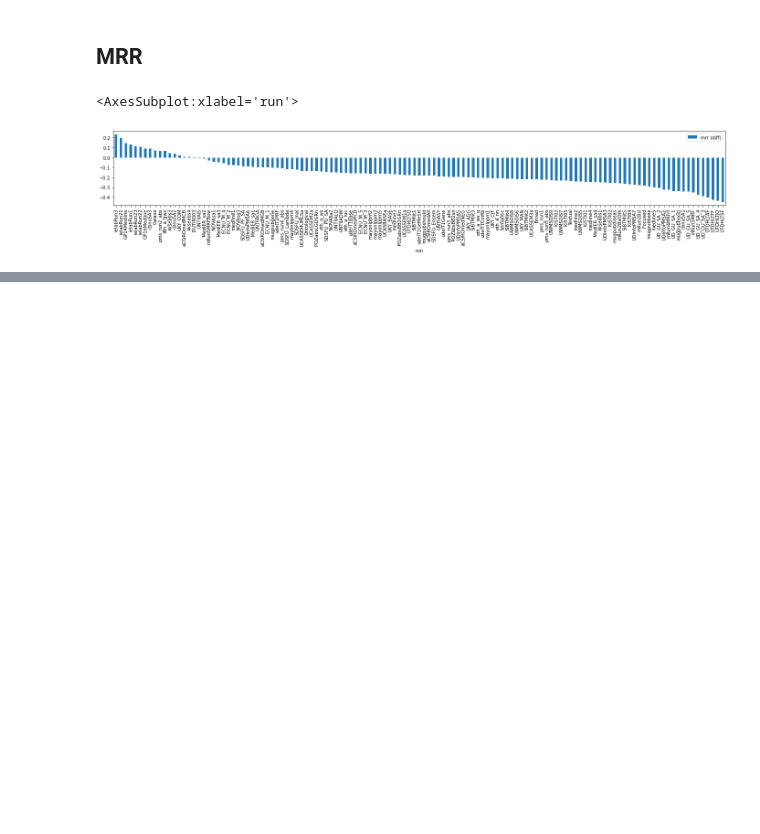
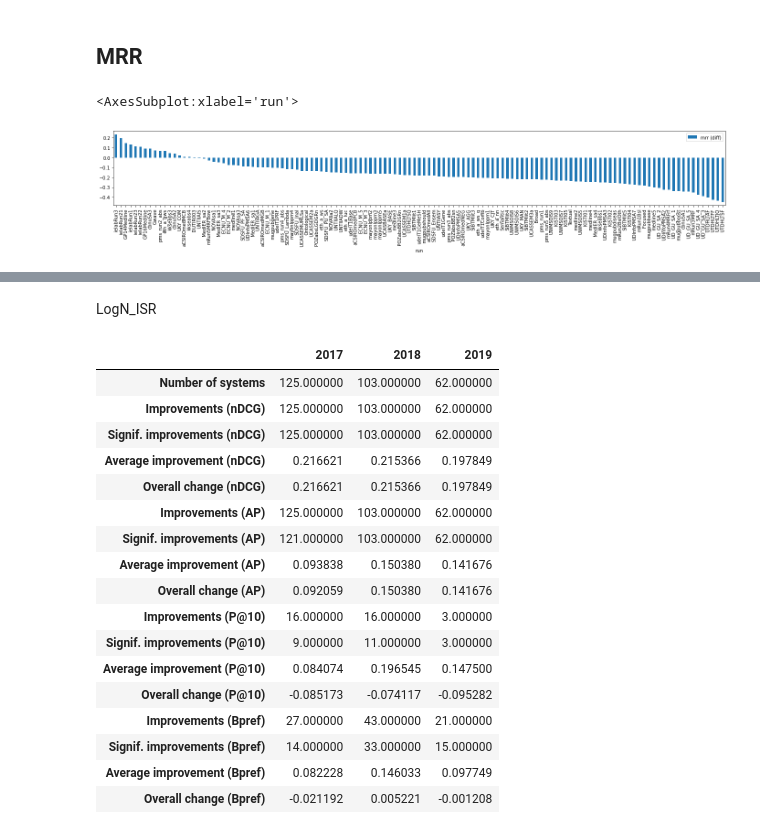
Before and after one commit to irgroup/jcdl2023-data-fusion, a Jupyter notebook: fuse.ipynb, the cells around one changed output, grey strips where cells are left out. Cells and saved outputs as stored; diff of their text form; code cells hidden in the pictures; blank space fills up the shorter version.

```diff
--- a/fuse.ipynb
+++ b/fuse.ipynb
@@ -737,0 +838,23 @@ df.sort_values(by=['mrr (diff)'], ascending=False).plot.bar(x='run', y='mrr (dif
+# %% [markdown]
+LogN_ISR
+# %%
+general_stats('logn_isr')
+# %% [output]
+|  | 2017 | 2018 | 2019 |
+| Number of systems | 125.000000 | 103.000000 | 62.000000 |
+| Improvements (nDCG) | 125.000000 | 103.000000 | 62.000000 |
+| Signif. improvements (nDCG) | 125.000000 | 103.000000 | 62.000000 |
+| Average improvement (nDCG) | 0.216621 | 0.215366 | 0.197849 |
+| Overall change (nDCG) | 0.216621 | 0.215366 | 0.197849 |
+| Improvements (AP) | 125.000000 | 103.000000 | 62.000000 |
+| Signif. improvements (AP) | 121.000000 | 103.000000 | 62.000000 |
+| Average improvement (AP) | 0.093838 | 0.150380 | 0.141676 |
+| Overall change (AP) | 0.092059 | 0.150380 | 0.141676 |
+| Improvements (P@10) | 16.000000 | 16.000000 | 3.000000 |
+| Signif. improvements (P@10) | 9.000000 | 11.000000 | 3.000000 |
+| Average improvement (P@10) | 0.084074 | 0.196545 | 0.147500 |
+| Overall change (P@10) | -0.085173 | -0.074117 | -0.095282 |
+| Improvements (Bpref) | 27.000000 | 43.000000 | 21.000000 |
+| Signif. improvements (Bpref) | 14.000000 | 33.000000 | 15.000000 |
+| Average improvement (Bpref) | 0.082228 | 0.146033 | 0.097749 |
+| Overall change (Bpref) | -0.021192 | 0.005221 | -0.001208 |
```
Also changed, not shown: parts of 21 cells of this notebook.
